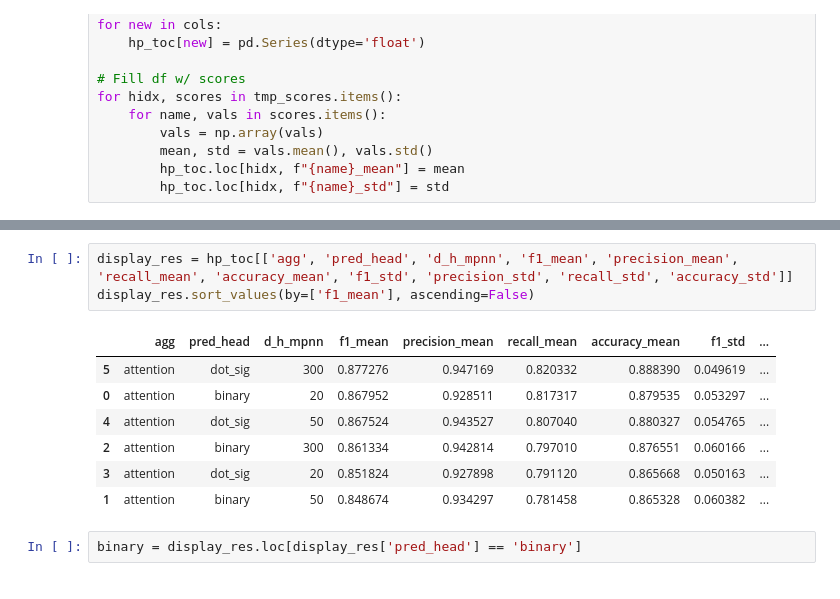
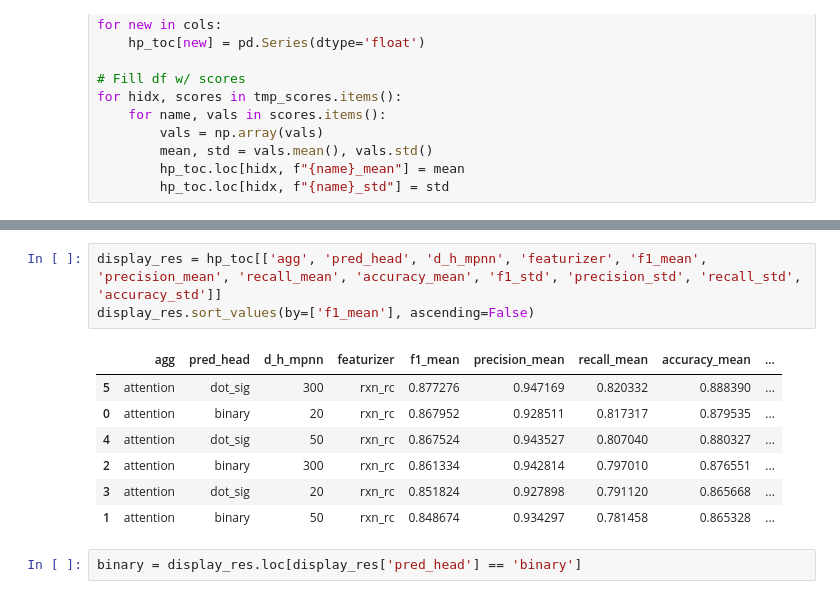
Before and after one commit to stefanpate/rcgnn, a Jupyter notebook: notebooks/rc_gnn_sprhea_figs.ipynb, the cells around one changed output, grey strips where cells are left out. Cells and saved outputs as stored; diff of their text form.

```diff
--- a/notebooks/rc_gnn_sprhea_figs.ipynb
+++ b/notebooks/rc_gnn_sprhea_figs.ipynb
@@ -74,15 +74,15 @@ Index(['n_epochs', 'pred_head', 'message_passing', 'agg', 'd_h_mpnn', 'model',
       dtype='object')
 # %%
-display_res = hp_toc[['agg', 'pred_head', 'd_h_mpnn', 'f1_mean', 'precision_mean', 'recall_mean', 'accuracy_mean', 'f1_std', 'precision_std', 'recall_std', 'accuracy_std']]
+display_res = hp_toc[['agg', 'pred_head', 'd_h_mpnn', 'featurizer', 'f1_mean', 'precision_mean', 'recall_mean', 'accuracy_mean', 'f1_std', 'precision_std', 'recall_std', 'accuracy_std']]
 display_res.sort_values(by=['f1_mean'], ascending=False)
 # %% [output]
-|  | agg | pred_head | d_h_mpnn | f1_mean | precision_mean | recall_mean | accuracy_mean | f1_std | ... |
-| 5 | attention | dot_sig | 300 | 0.877276 | 0.947169 | 0.820332 | 0.888390 | 0.049619 | ... |
-| 0 | attention | binary | 20 | 0.867952 | 0.928511 | 0.817317 | 0.879535 | 0.053297 | ... |
-| 4 | attention | dot_sig | 50 | 0.867524 | 0.943527 | 0.807040 | 0.880327 | 0.054765 | ... |
-| 2 | attention | binary | 300 | 0.861334 | 0.942814 | 0.797010 | 0.876551 | 0.060166 | ... |
-| 3 | attention | dot_sig | 20 | 0.851824 | 0.927898 | 0.791120 | 0.865668 | 0.050163 | ... |
-| 1 | attention | binary | 50 | 0.848674 | 0.934297 | 0.781458 | 0.865328 | 0.060382 | ... |
+|  | agg | pred_head | d_h_mpnn | featurizer | f1_mean | precision_mean | recall_mean | accuracy_mean | ... |
+| 5 | attention | dot_sig | 300 | rxn_rc | 0.877276 | 0.947169 | 0.820332 | 0.888390 | ... |
+| 0 | attention | binary | 20 | rxn_rc | 0.867952 | 0.928511 | 0.817317 | 0.879535 | ... |
+| 4 | attention | dot_sig | 50 | rxn_rc | 0.867524 | 0.943527 | 0.807040 | 0.880327 | ... |
+| 2 | attention | binary | 300 | rxn_rc | 0.861334 | 0.942814 | 0.797010 | 0.876551 | ... |
+| 3 | attention | dot_sig | 20 | rxn_rc | 0.851824 | 0.927898 | 0.791120 | 0.865668 | ... |
+| 1 | attention | binary | 50 | rxn_rc | 0.848674 | 0.934297 | 0.781458 | 0.865328 | ... |
 # %%
 binary = display_res.loc[display_res['pred_head'] == 'binary']
 # %%
```
Also changed, not shown: parts of 9 cells of this notebook, 9 other files.
